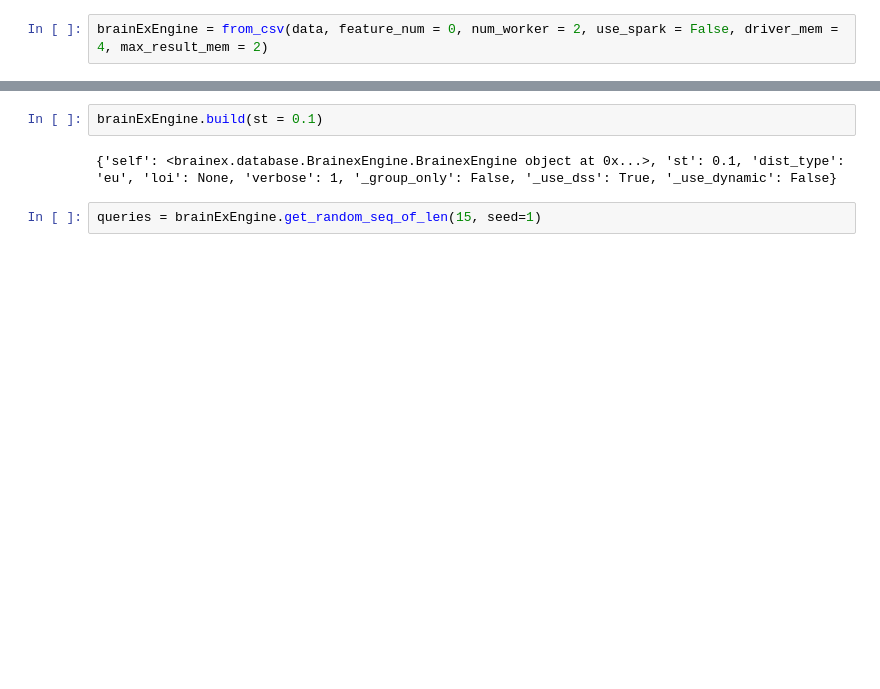
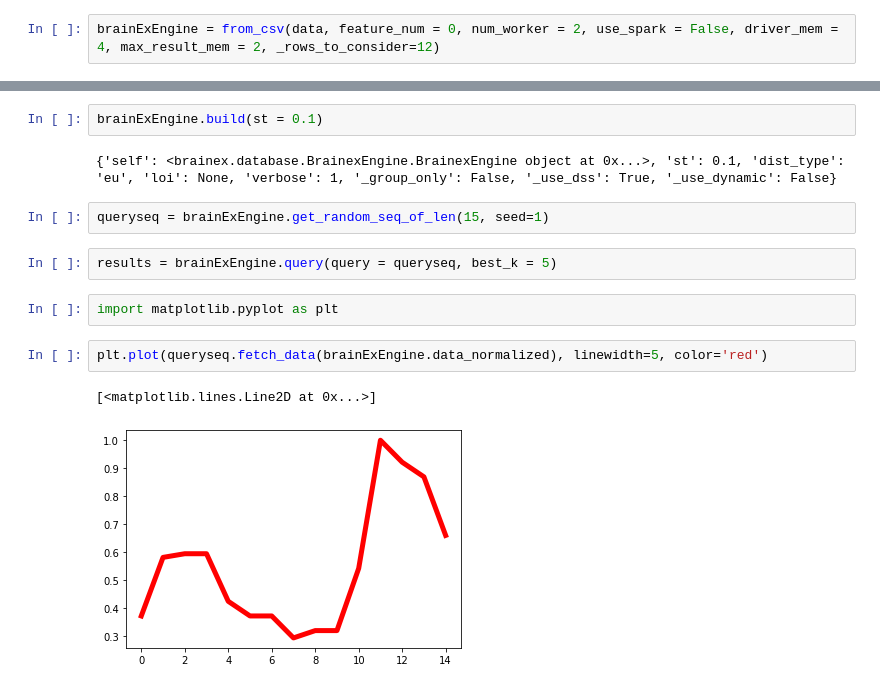
Before and after one commit to ebuntel/BCIToolTutorials, a Jupyter notebook: BrainExDemo.ipynb, the cells around one changed output, grey strips where cells are left out. Cells and saved outputs as stored; diff of their text form; blank space fills up the shorter version.

```diff
--- a/BrainExDemo.ipynb
+++ b/BrainExDemo.ipynb
@@ -3,7 +3,7 @@ from brainex.utils.gxe_utils import from_csv
 # %%
 data = './ItalyPower.csv'
 # %%
-brainExEngine = from_csv(data, feature_num = 0, num_worker = 2, use_spark = False, driver_mem = 4, max_result_mem = 2)
+brainExEngine = from_csv(data, feature_num = 0, num_worker = 2, use_spark = False, driver_mem = 4, max_result_mem = 2, _rows_to_consider=12)
 # %% [output]
 msg: from_csv, feature num is 0, auto-generating uuid
 Not using z-normalization
@@ -13,4 +13,13 @@ brainExEngine.build(st = 0.1)
 # %% [output]
 {'self': <brainex.database.BrainexEngine.BrainexEngine object at 0x...>, 'st': 0.1, 'dist_type': 'eu', 'loi': None, 'verbose': 1, '_group_only': False, '_use_dss': True, '_use_dynamic': False}
 # %%
-queries = brainExEngine.get_random_seq_of_len(15, seed=1)
+queryseq = brainExEngine.get_random_seq_of_len(15, seed=1)
+# %%
+results = brainExEngine.query(query = queryseq, best_k = 5)
+# %%
+import matplotlib.pyplot as plt
+# %%
+plt.plot(queryseq.fetch_data(brainExEngine.data_normalized), linewidth=5, color='red')
+# %% [output]
+[<matplotlib.lines.Line2D at 0x...>]
+[figure, added]
```
Also changed, not shown: parts of 1 cell of this notebook.
